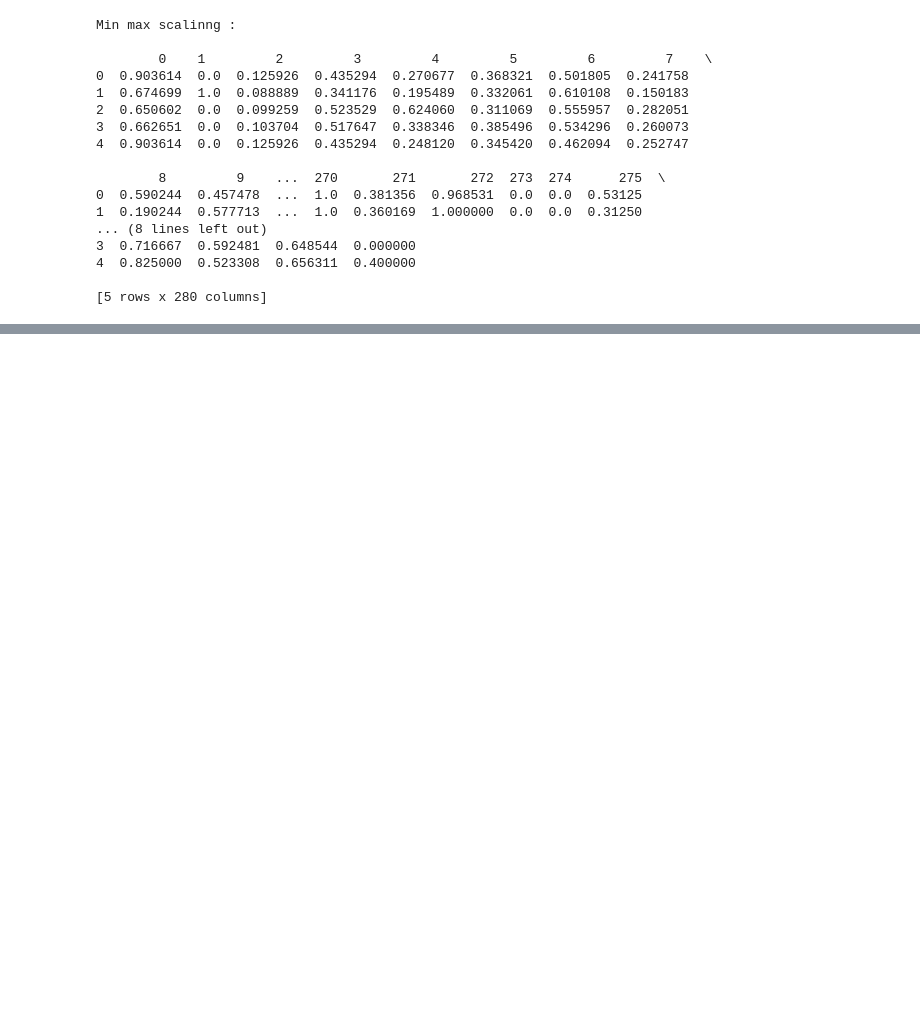
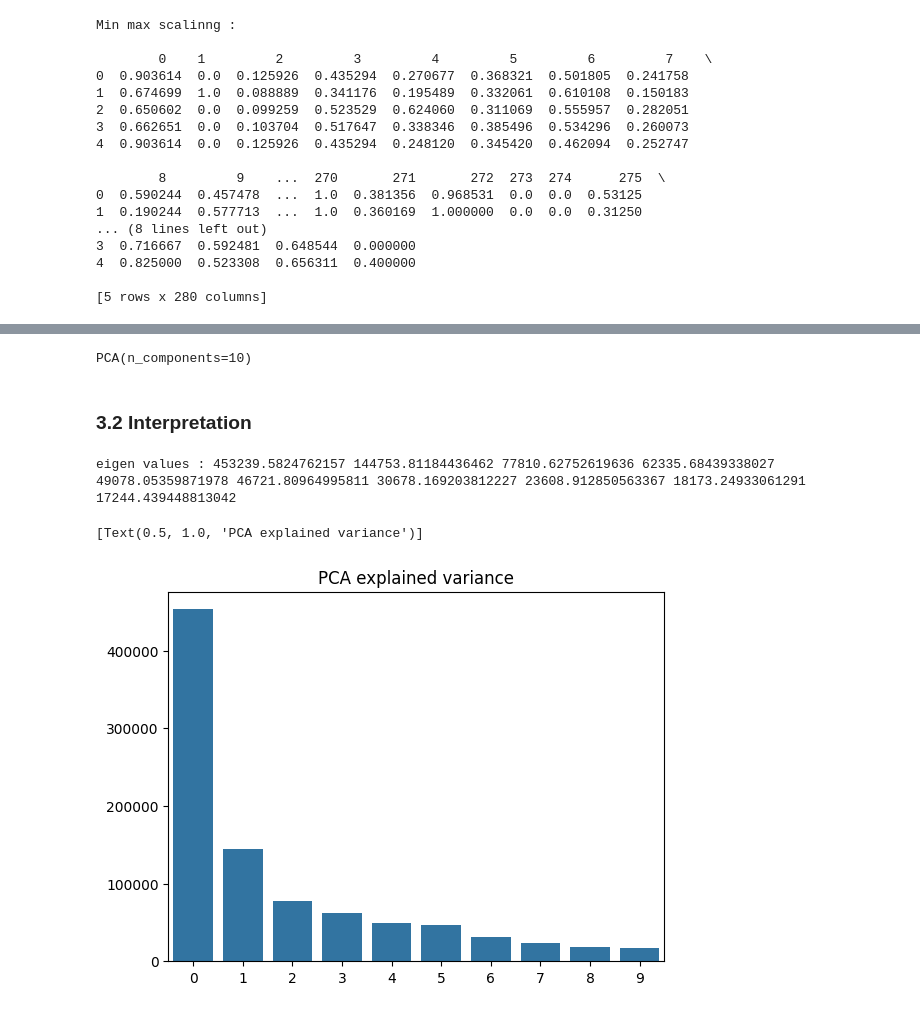
Before and after one commit to Likelipop/02-DM, a Jupyter notebook: Lab01/Code1.ipynb, the cells around one changed output, grey strips where cells are left out. Cells and saved outputs as stored; diff of their text form; code cells hidden in the pictures; blank space fills up the shorter version.

```diff
--- a/Lab01/Code1.ipynb
+++ b/Lab01/Code1.ipynb
@@ -426,0 +463,15 @@ You can drop duplicate edges by setting the 'duplicates' kwarg
+# %%
+from ucimlrepo import fetch_ucirepo
+
+# fetch dataset
+musk_version_1 = fetch_ucirepo(id=74)
+
+# data (as pandas dataframes)
+X = musk_version_1.data.features
+y = musk_version_1.data.targets
+
+# metadata
+print(musk_version_1.metadata)
+
+# variable information
+print(musk_version_1.variables)
@@ -426,0 +500,3 @@ You can drop duplicate edges by setting the 'duplicates' kwarg
+# %%
+df = pd.DataFrame(X)
+df.head()
@@ -426,0 +511,20 @@ You can drop duplicate edges by setting the 'duplicates' kwarg
+# %%
+from sklearn.decomposition import PCA
+
+numeric_col = df.select_dtypes(include = ['number']).columns
+numeric_data = df[numeric_col]
+pca = PCA(n_components=10)
+pca.fit(numeric_data)
+# %% [output]
+PCA(n_components=10)
+# %% [markdown]
+# <h3>3.2 Interpretation </h3>
+# %%
+import seaborn as sns
+
+print("eigen values :"," ".join([f"{x}" for x in pca.explained_variance_]))
+sns.barplot(data = pca.explained_variance_).set( title = "PCA explained variance")
+# %% [output]
+eigen values : 453239.5824762157 144753.81184436462 77810.62752619636 62335.68439338027 49078.05359871978 46721.80964995811 30678.169203812227 23608.912850563367 18173.24933061291 17244.439448813042
+[Text(0.5, 1.0, 'PCA explained variance')]
+[figure, added]
```
Also changed, not shown: parts of 36 cells of this notebook, 7 other files.
